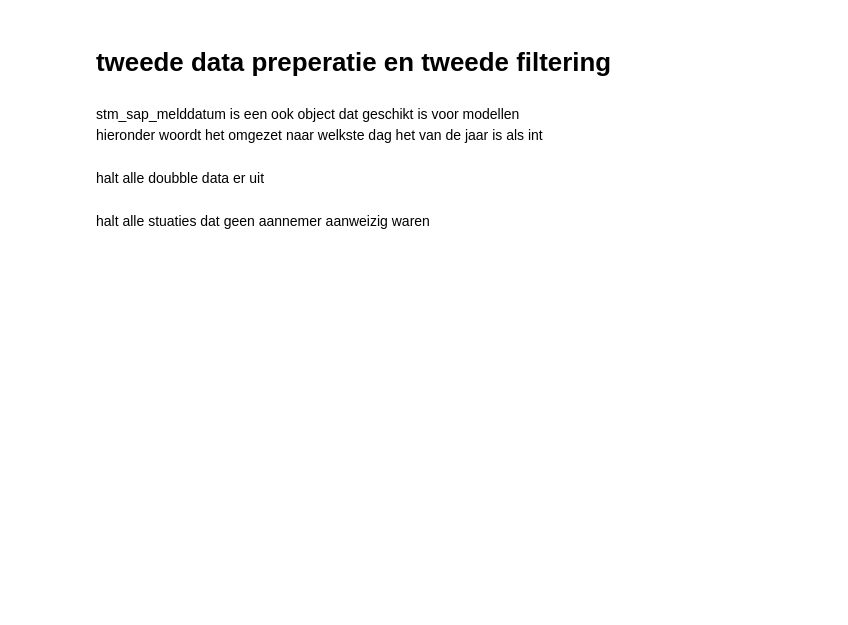
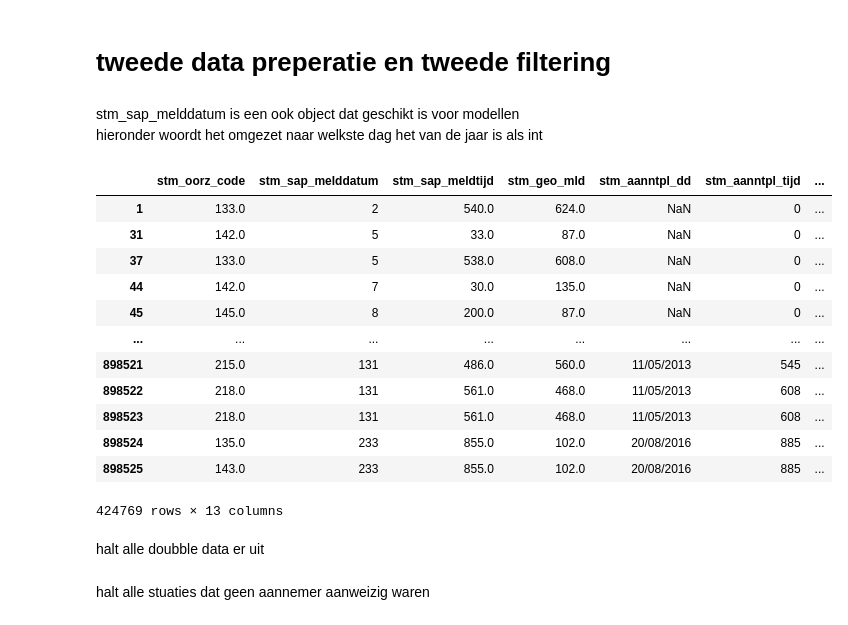
Before and after one commit to MaxJansen99/ProRail, a Jupyter notebook: main.ipynb, the cells around one changed output. Saved outputs shown, nothing was run; the diff lists cells and outputs as text; code cells hidden in the pictures; blank space fills up the shorter version.

```diff
--- a/main.ipynb
+++ b/main.ipynb
@@ -5,7 +5,7 @@ import matplotlib.pyplot as plt
 import seaborn as sns
 import math
 # %%
-df= pd.read_csv("sap_storing_data_hu_project.csv", low_memory=False)
+df= pd.read_csv("sap_storing_data_hu_project.csv")
 # %%
 pd.set_option('display.max_columns', None)
 df.head()
@@ -168,6 +168,22 @@ hieronder woordt het omgezet naar welkste dag het van de jaar is als int <br>
 df2['stm_sap_melddatum'] = pd.to_datetime(df2['stm_sap_melddatum'], format='%d/%m/%Y')
 # kiijk welkeste dag het van de jaar is
 df2['stm_sap_melddatum'] = df2['stm_sap_melddatum'].dt.dayofyear
+# %%
+df2
+# %% [output]
+|  | stm_oorz_code | stm_sap_melddatum | stm_sap_meldtijd | stm_geo_mld | stm_aanntpl_dd | stm_aanntpl_tijd | ... |
+| 1 | 133.0 | 2 | 540.0 | 624.0 | NaN | 0 | ... |
+| 31 | 142.0 | 5 | 33.0 | 87.0 | NaN | 0 | ... |
+| 37 | 133.0 | 5 | 538.0 | 608.0 | NaN | 0 | ... |
+| 44 | 142.0 | 7 | 30.0 | 135.0 | NaN | 0 | ... |
+| 45 | 145.0 | 8 | 200.0 | 87.0 | NaN | 0 | ... |
+| ... | ... | ... | ... | ... | ... | ... | ... |
+| 898521 | 215.0 | 131 | 486.0 | 560.0 | 11/05/2013 | 545 | ... |
+| 898522 | 218.0 | 131 | 561.0 | 468.0 | 11/05/2013 | 608 | ... |
+| 898523 | 218.0 | 131 | 561.0 | 468.0 | 11/05/2013 | 608 | ... |
+| 898524 | 135.0 | 233 | 855.0 | 102.0 | 20/08/2016 | 885 | ... |
+| 898525 | 143.0 | 233 | 855.0 | 102.0 | 20/08/2016 | 885 | ... |
+424769 rows × 13 columns
 # %% [markdown]
 halt alle doubble data er uit
 # %%
```
Also changed, not shown: parts of 13 cells of this notebook.
